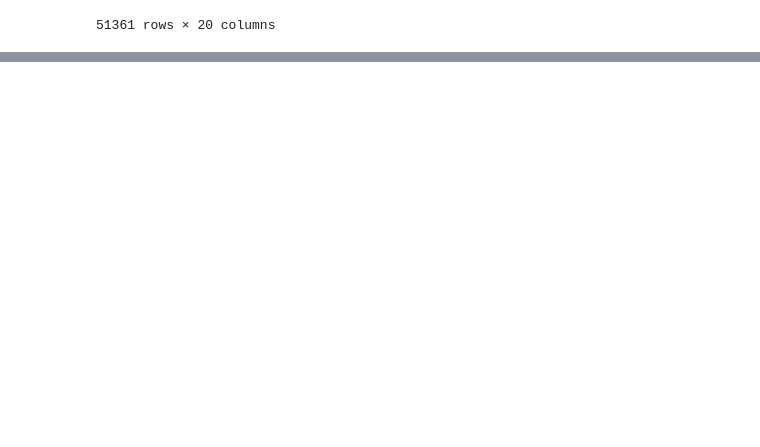
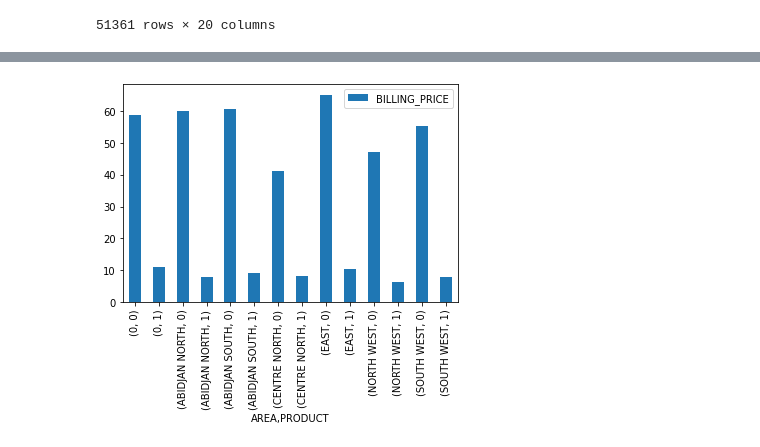
Before and after one commit to CorletteN/data-analysis, a Jupyter notebook: CORLETTE_IP3.ipynb, the cells around one changed output, grey strips where cells are left out. Cells and saved outputs as stored; diff of their text form; code cells hidden in the pictures; blank space fills up the shorter version.

Commit message:
Data analysis and visualization

```diff
--- a/CORLETTE_IP3.ipynb
+++ b/CORLETTE_IP3.ipynb
@@ -256,0 +269,15 @@ df_n
+# %%
+# Most popular product between voice and sms; we'll need TO convert the categorical data into integers
+
+from sklearn.preprocessing import LabelEncoder
+label_encoder = LabelEncoder()
+
+# Fitting the label encoder method in the column
+label_encoder.fit(df_n['PRODUCT'])
+
+#Converting the categories into integers
+df_n['PRODUCT'] = label_encoder.transform(df_n['PRODUCT'])
+#view the dataframe with the converted column
+df_n
+
+df_n['PRODUCT'].value_counts()
@@ -256,0 +309,4 @@ df_n
+# %%
+# Creating a povot table for the area, villes and avrage billing price
+table1 = pd.pivot_table(data=df_n,index=['AREA', 'PRODUCT'],aggfunc={'BILLING_PRICE':np.mean})
+table1
@@ -256,0 +330,6 @@ df_n
+# %%
+#Visualizing the pivot table 1
+
+table1.plot(kind='bar');
+# %% [output]
+[figure, added]
```
Also changed, not shown: parts of 7 cells of this notebook.
